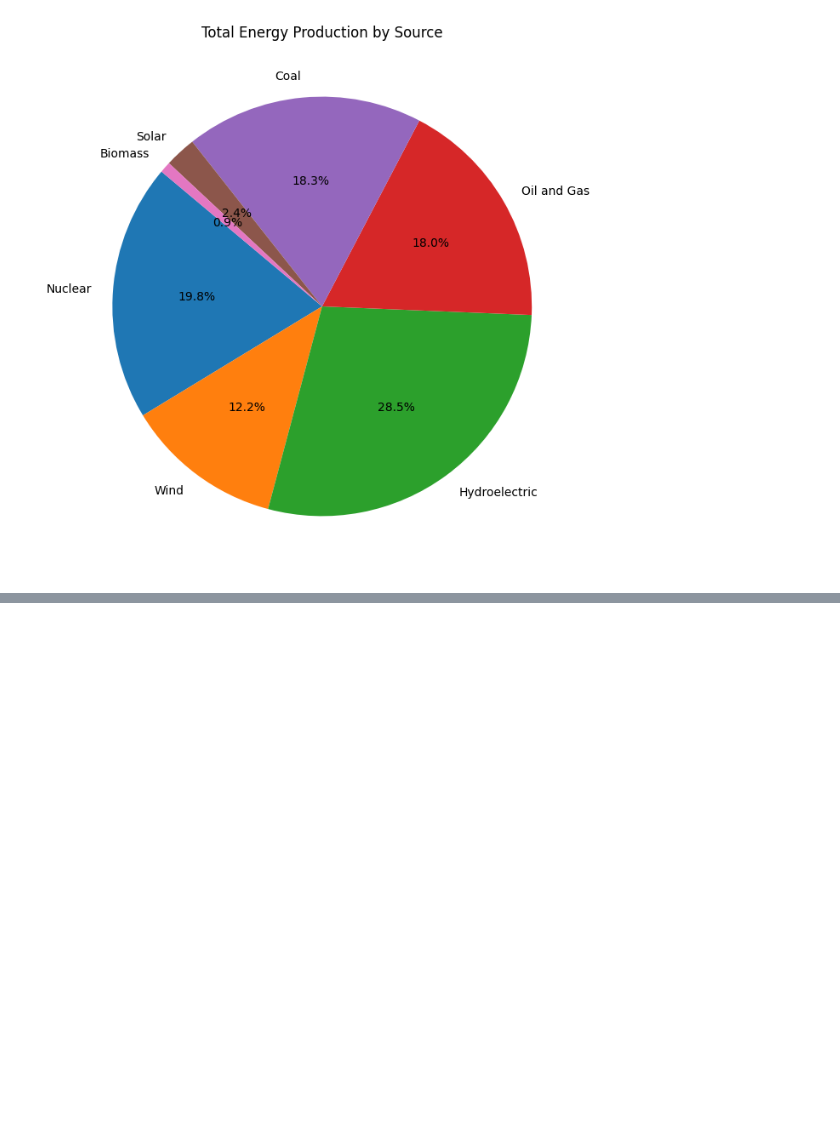
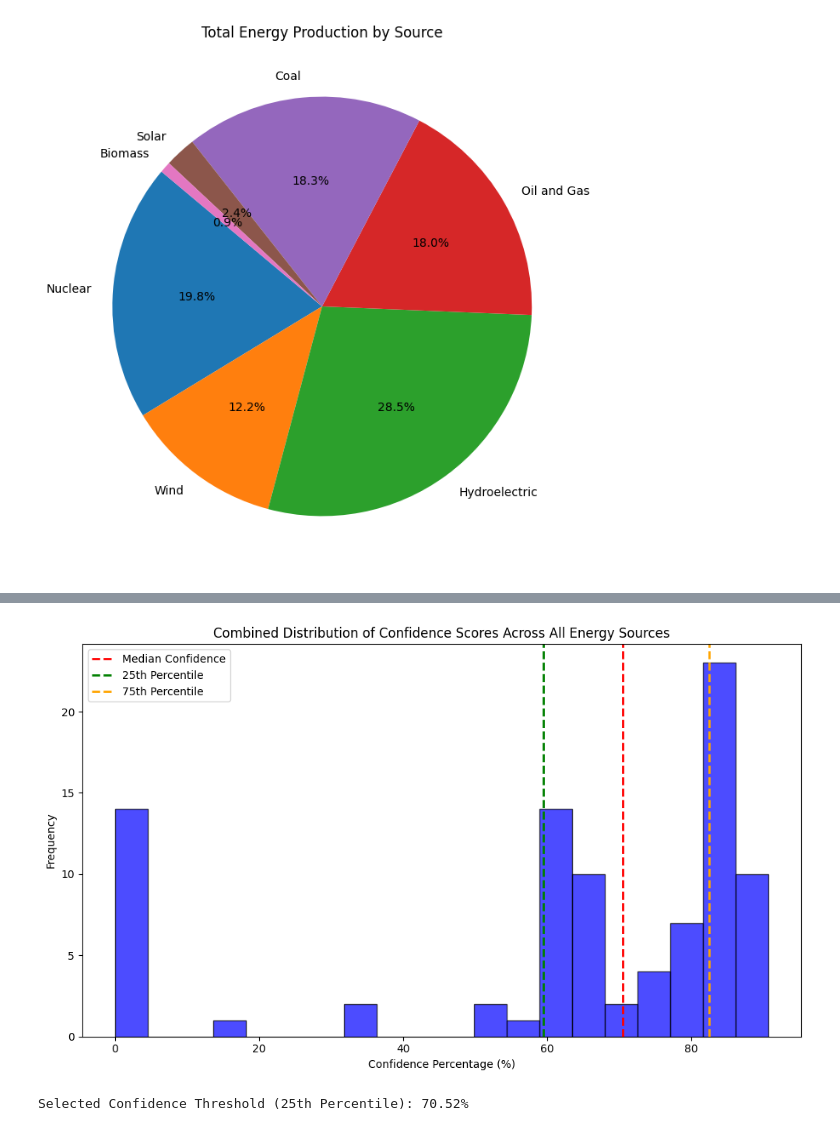
Before and after one commit to RanudeeFernando/PowerSpring, a Jupyter notebook: notebooks/energy_consumption_prediction.ipynb, the cells around one changed output, grey strips where cells are left out. Drawn from its saved outputs; the diff is of its cells as text; code cells hidden in the pictures; blank space fills up the shorter version.

Commit message:
finalize model implementation

```diff
--- a/notebooks/energy_consumption_prediction.ipynb
+++ b/notebooks/energy_consumption_prediction.ipynb
@@ -320,0 +346,11 @@ plt.show()
+# %%
+# Load the model and explicitly define the loss function
+loaded_model = tf.keras.models.load_model(
+    "energy_rnn_model.h5",
+    custom_objects={"mse": tf.keras.losses.MeanSquaredError()}
+)
+
+# Load the saved scaler
+scaler = joblib.load("scaler.pkl")
+
+print("Model and Scaler loaded successfully!")
@@ -320,0 +480,39 @@ plt.show()
+# %%
+import matplotlib.pyplot as plt
+import numpy as np
+
+# Combine all confidence percentages into a single dataset
+all_confidences = np.concatenate(list(confidence_percentages_all.values()))
+
+# Plot a single histogram for all confidence percentages
+plt.figure(figsize=(10, 6))
+plt.hist(all_confidences, bins=20, alpha=0.7, color='b', edgecolor='black')
+
+# Add vertical lines for overall statistics
+plt.axvline(np.median(all_confidences), color='r', linestyle='dashed', linewidth=2, label="Median Confidence")
+plt.axvline(np.percentile(all_confidences, 25), color='g', linestyle='dashed', linewidth=2, label="25th Percentile")
+plt.axvline(np.percentile(all_confidences, 75), color='orange', linestyle='dashed', linewidth=2, label="75th Percentile")
+
+# Set labels and title
+plt.title("Combined Distribution of Confidence Scores Across All Energy Sources")
+plt.xlabel("Confidence Percentage (%)")
+plt.ylabel("Frequency")
+plt.legend()
+
+# Show the plot
+plt.tight_layout()
+plt.show()
+# %% [output]
+[figure, added]
+# %%
+# Compute percentiles and interquartile range (IQR)
+Q1 = np.percentile(all_confidences, 25)  # 25th percentile
+Q2 = np.percentile(all_confidences, 50)
+Q3 = np.percentile(all_confidences, 75)  # 75th percentile
+IQR = Q3 - Q1
+
+# Set the confidence threshold to the 25th percentile
+CONFIDENCE_THRESHOLD = Q2
+print(f"Selected Confidence Threshold (25th Percentile): {CONFIDENCE_THRESHOLD:.2f}%")
+# %% [output]
+Selected Confidence Threshold (25th Percentile): 70.52%
```
Also changed, not shown: parts of 10 cells of this notebook.
